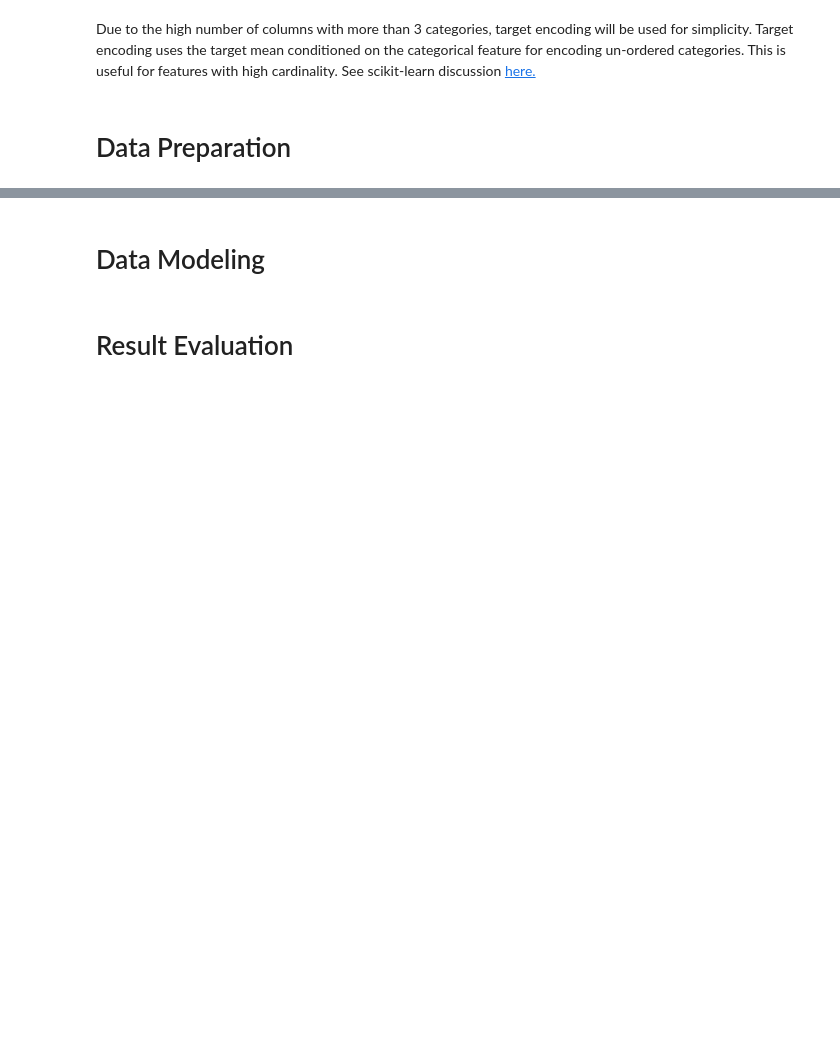
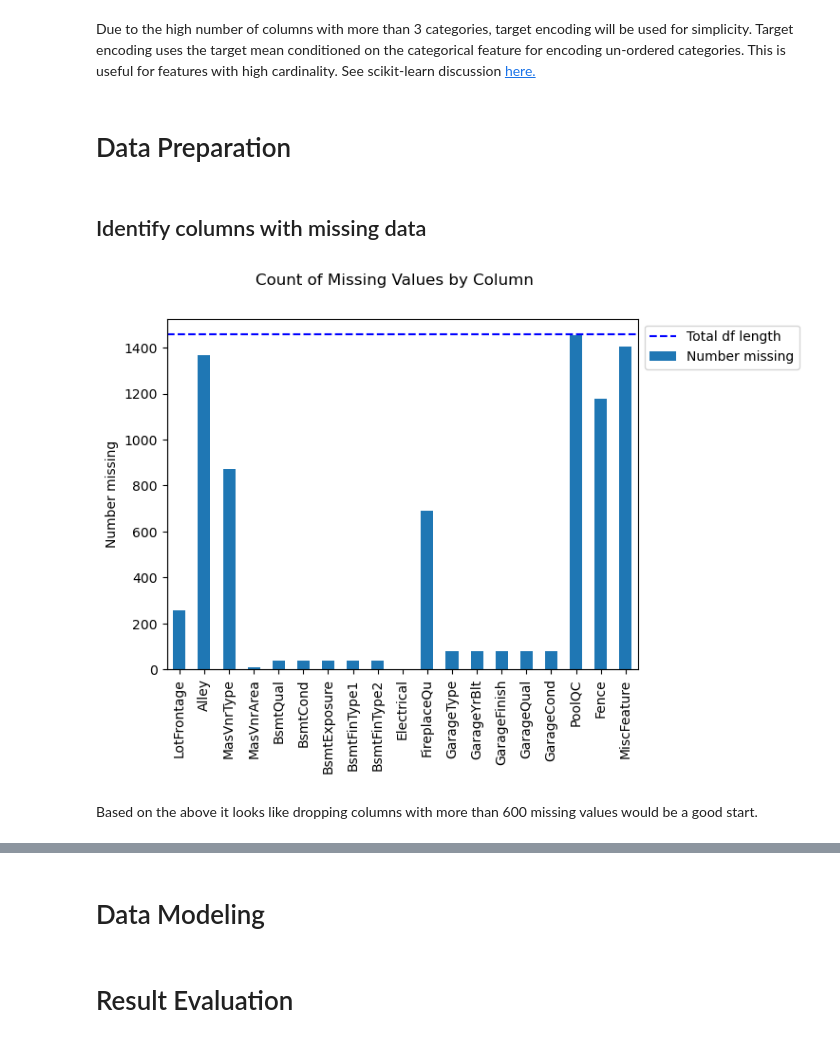
Before and after one commit to charlesbeacham/house_prices, a Jupyter notebook: housing.ipynb, the cells around one changed output, grey strips where cells are left out. Saved outputs shown, nothing was run; the diff lists cells and outputs as text; code cells hidden in the pictures; blank space fills up the shorter version.

Commit message:
handle missing data

```diff
--- a/housing.ipynb
+++ b/housing.ipynb
@@ -214,3 +214,19 @@ print(
 Due to the high number of columns with more than 3 categories, target encoding will be used for simplicity.  Target encoding uses the target mean conditioned on the categorical feature for encoding un-ordered categories.  This is useful for features with high cardinality.  See scikit-learn discussion <a href="https://scikit-learn.org/stable/modules/preprocessing.html#target-encoder">here.</a>
 # %% [markdown]
 # Data Preparation
+# %% [markdown]
+## Identify columns with missing data
+# %%
+# identify and plot
+missing_cols = df.columns[df.isna().any()].to_list()
+
+fig, ax = plt.subplots()
+df[missing_cols].isna().sum().plot.bar(ax=ax, label="Number missing")
+ax.set_ylabel("Number missing")
+fig.suptitle("Count of Missing Values by Column")
+plt.axhline(y=df.shape[0], color="b", linestyle="--", label="Total df length")
+ax.legend(bbox_to_anchor=(1, 1));
+# %% [output]
+[figure, added]
+# %% [markdown]
+Based on the above it looks like dropping columns with more than 600 missing values would be a good start.
```
Also changed, not shown: parts of 4 cells of this notebook.
